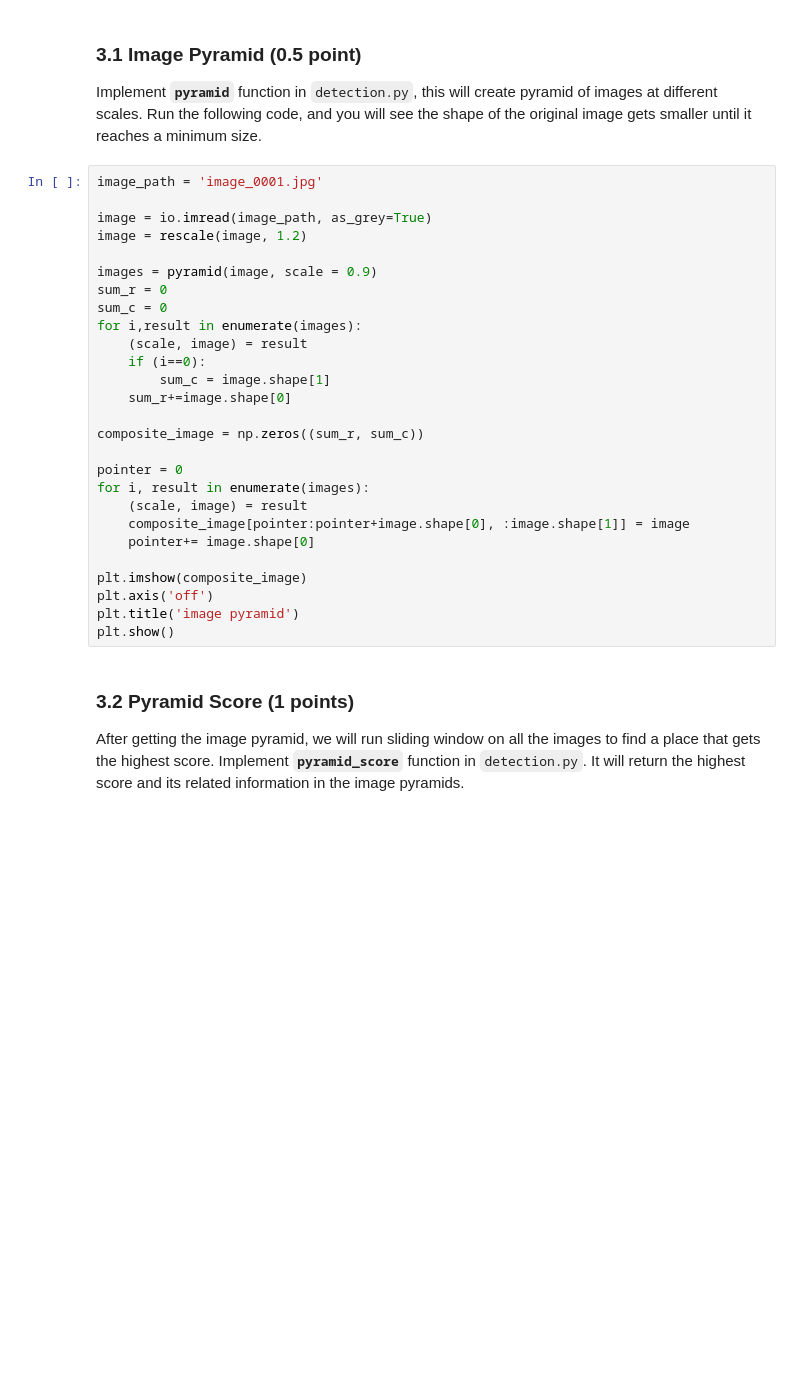
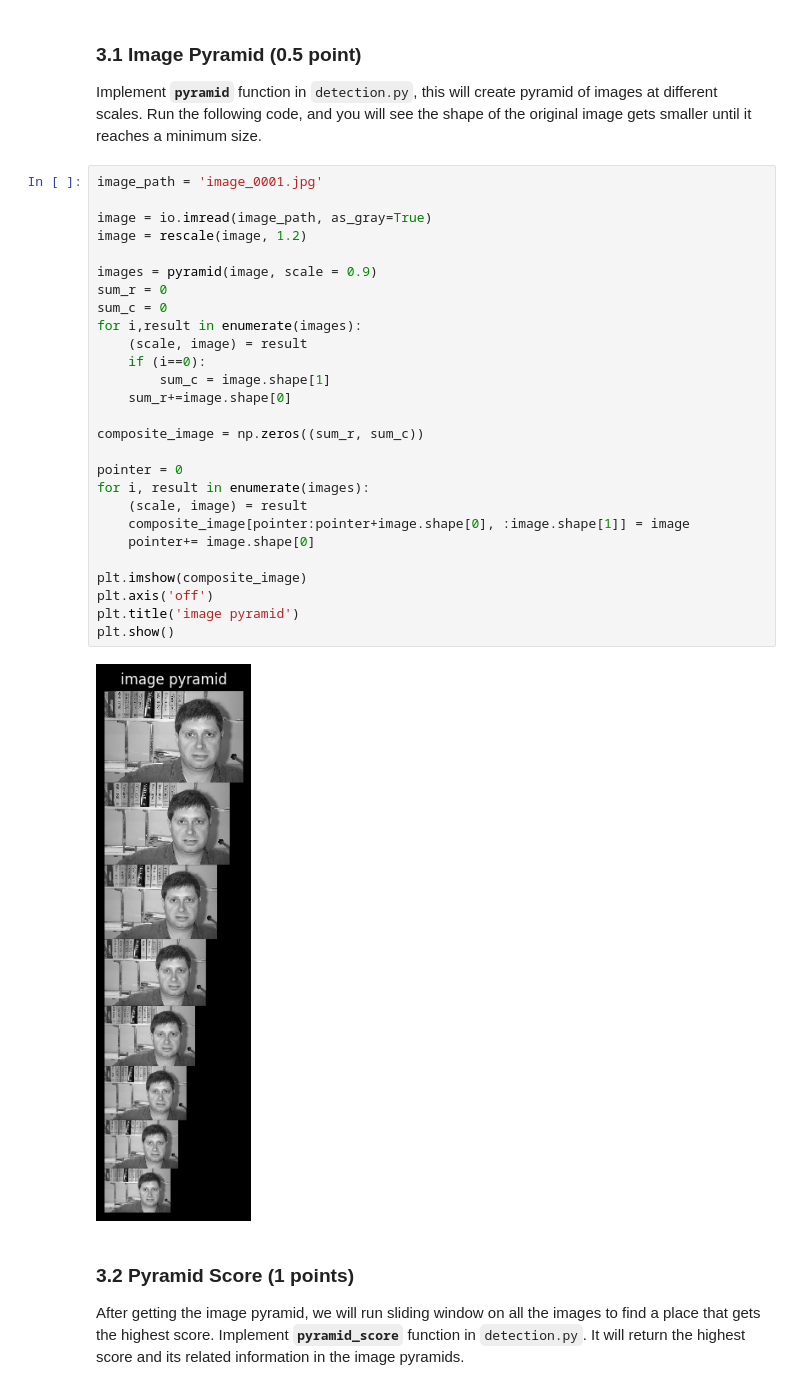
Before and after one commit to weeebdev/CSCI585, a Jupyter notebook: CV-PA5/PA5.ipynb, the cells around one changed output. Drawn from its saved outputs; the diff is of its cells as text; blank space fills up the shorter version.

```diff
--- a/CV-PA5/PA5.ipynb
+++ b/CV-PA5/PA5.ipynb
@@ -118,30 +126,32 @@ Implement **`pyramid`** function in `detection.py`, this will create pyramid of
 # %%
 image_path = 'image_0001.jpg'
 
-image = io.imread(image_path, as_grey=True)
+image = io.imread(image_path, as_gray=True)
 image = rescale(image, 1.2)
 
 images = pyramid(image, scale = 0.9)
 sum_r = 0
 sum_c = 0
 for i,result in enumerate(images):
     (scale, image) = result
     if (i==0):
         sum_c = image.shape[1]
     sum_r+=image.shape[0]
 
 composite_image = np.zeros((sum_r, sum_c))
 
 pointer = 0
 for i, result in enumerate(images):
     (scale, image) = result
     composite_image[pointer:pointer+image.shape[0], :image.shape[1]] = image
     pointer+= image.shape[0]
 
 plt.imshow(composite_image)
 plt.axis('off')
 plt.title('image pyramid')
 plt.show()
+# %% [output]
+[figure, added]
 # %% [markdown]
 ###  3.2 Pyramid Score (1 points)
 
```
Also changed, not shown: parts of 8 cells of this notebook, 1 other file.
